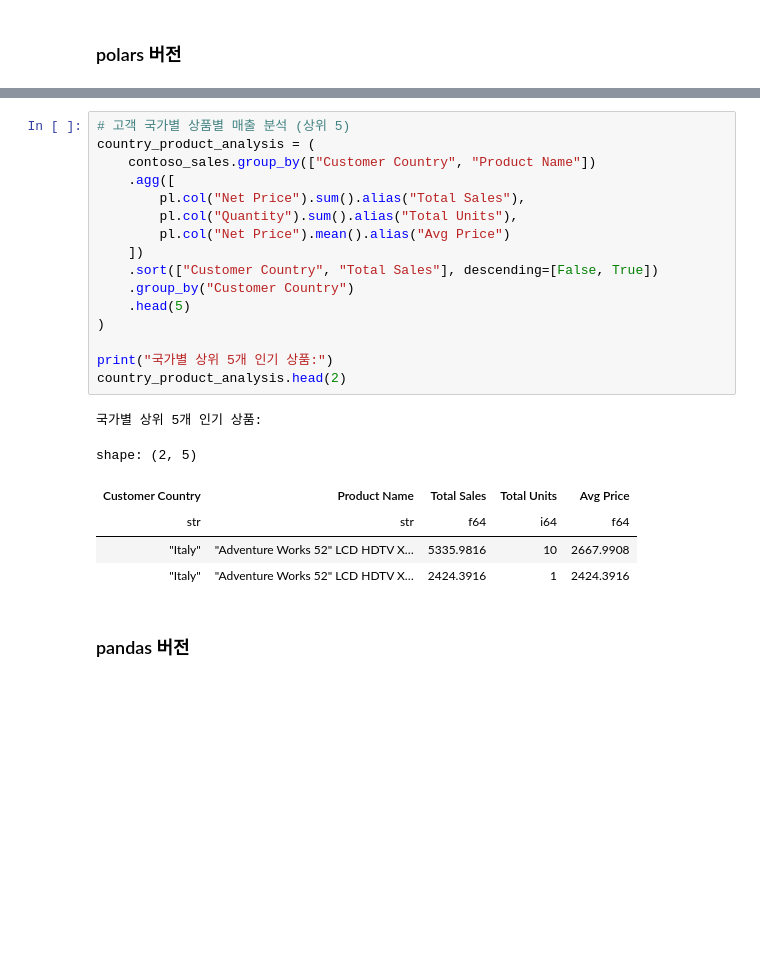
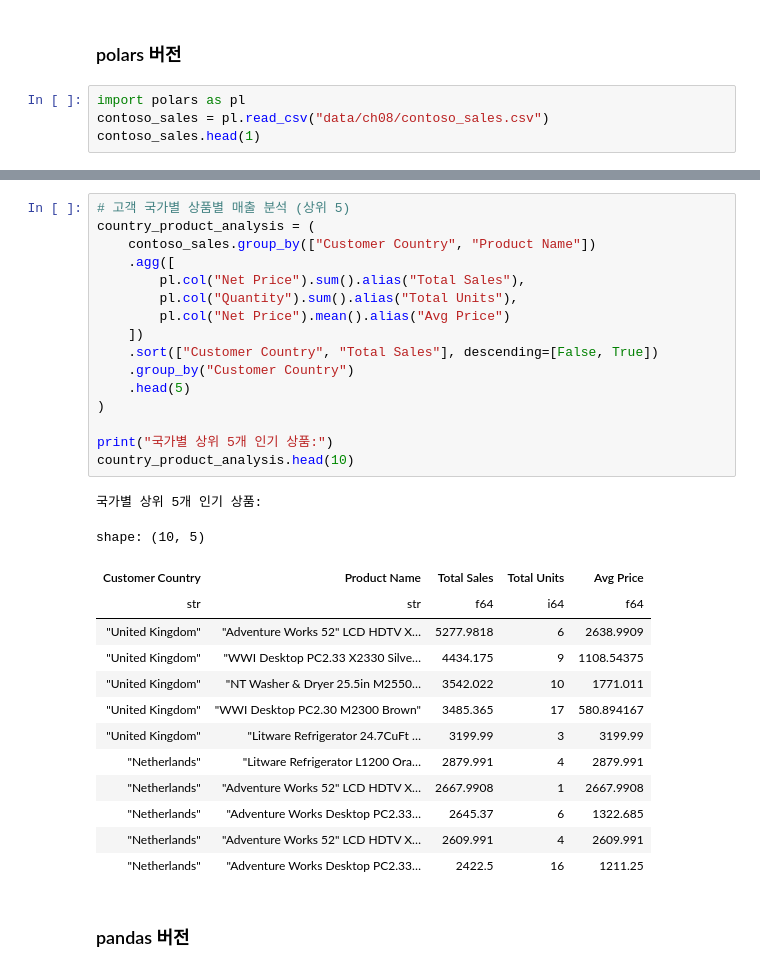
Before and after one commit to dschloe/polars_recipes, a Jupyter notebook: ch08_data_transformation.ipynb, the cells around one changed output, grey strips where cells are left out. Drawn from its saved outputs; the diff is of its cells as text; blank space fills up the shorter version.

```diff
--- a/ch08_data_transformation.ipynb
+++ b/ch08_data_transformation.ipynb
@@ -454,3 +454,7 @@ country_analysis_pandas.head(2)
 ## 레시피 44 : 고객 국가별 상품별 매출 분석 (상위 5)
 # %% [markdown]
 ### polars 버전
+# %%
+import polars as pl
+contoso_sales = pl.read_csv("data/ch08/contoso_sales.csv")
+contoso_sales.head(1)
@@ -457,26 +466,34 @@ country_analysis_pandas.head(2)
 # %%
 # 고객 국가별 상품별 매출 분석 (상위 5)
 country_product_analysis = (
     contoso_sales.group_by(["Customer Country", "Product Name"])
     .agg([
         pl.col("Net Price").sum().alias("Total Sales"),
         pl.col("Quantity").sum().alias("Total Units"),
         pl.col("Net Price").mean().alias("Avg Price")
     ])
     .sort(["Customer Country", "Total Sales"], descending=[False, True])
     .group_by("Customer Country")
     .head(5)
 )
 
 print("국가별 상위 5개 인기 상품:")
-country_product_analysis.head(2)
+country_product_analysis.head(10)
 # %% [output]
 국가별 상위 5개 인기 상품:
-shape: (2, 5)
+shape: (10, 5)
 | Customer Country | Product Name | Total Sales | Total Units | Avg Price |
 | str | str | f64 | i64 | f64 |
-| "Italy" | "Adventure Works 52" LCD HDTV X… | 5335.9816 | 10 | 2667.9908 |
-| "Italy" | "Adventure Works 52" LCD HDTV X… | 2424.3916 | 1 | 2424.3916 |
+| "United Kingdom" | "Adventure Works 52" LCD HDTV X… | 5277.9818 | 6 | 2638.9909 |
+| "United Kingdom" | "WWI Desktop PC2.33 X2330 Silve… | 4434.175 | 9 | 1108.54375 |
+| "United Kingdom" | "NT Washer & Dryer 25.5in M2550… | 3542.022 | 10 | 1771.011 |
+| "United Kingdom" | "WWI Desktop PC2.30 M2300 Brown" | 3485.365 | 17 | 580.894167 |
+| "United Kingdom" | "Litware Refrigerator 24.7CuFt … | 3199.99 | 3 | 3199.99 |
+| "Netherlands" | "Litware Refrigerator L1200 Ora… | 2879.991 | 4 | 2879.991 |
+| "Netherlands" | "Adventure Works 52" LCD HDTV X… | 2667.9908 | 1 | 2667.9908 |
+| "Netherlands" | "Adventure Works Desktop PC2.33… | 2645.37 | 6 | 1322.685 |
+| "Netherlands" | "Adventure Works 52" LCD HDTV X… | 2609.991 | 4 | 2609.991 |
+| "Netherlands" | "Adventure Works Desktop PC2.33… | 2422.5 | 16 | 1211.25 |
 # %% [markdown]
 ### pandas 버전
 # %%
```
Also changed, not shown: parts of 7 cells of this notebook, 4 other files.
